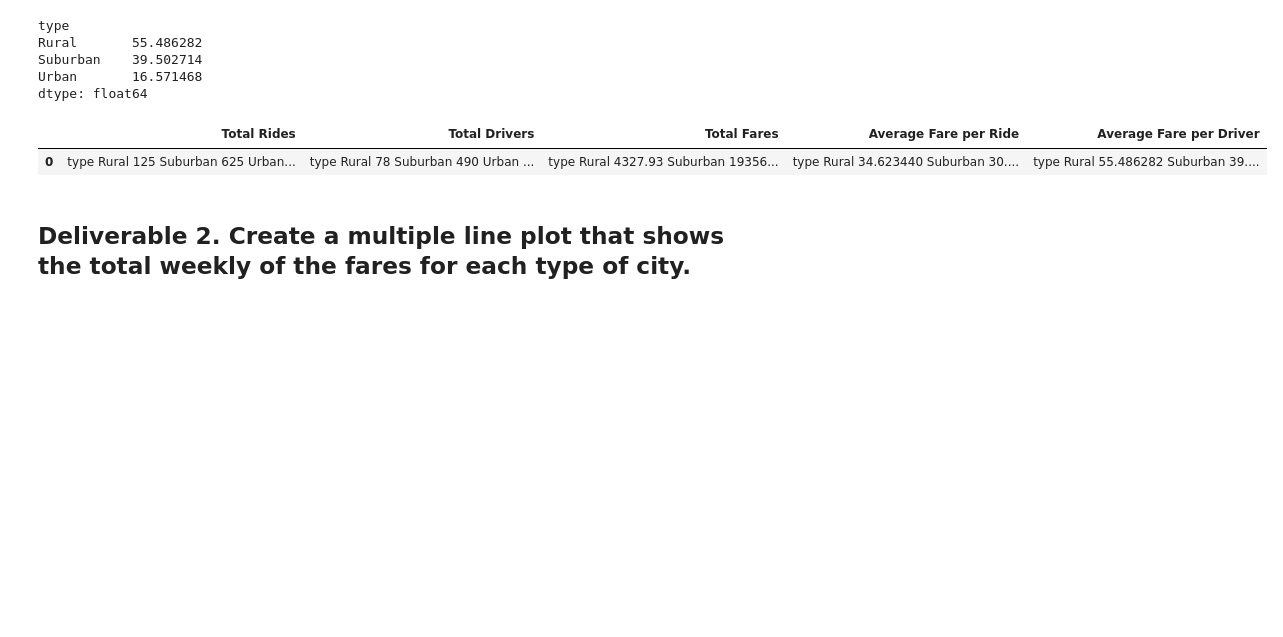
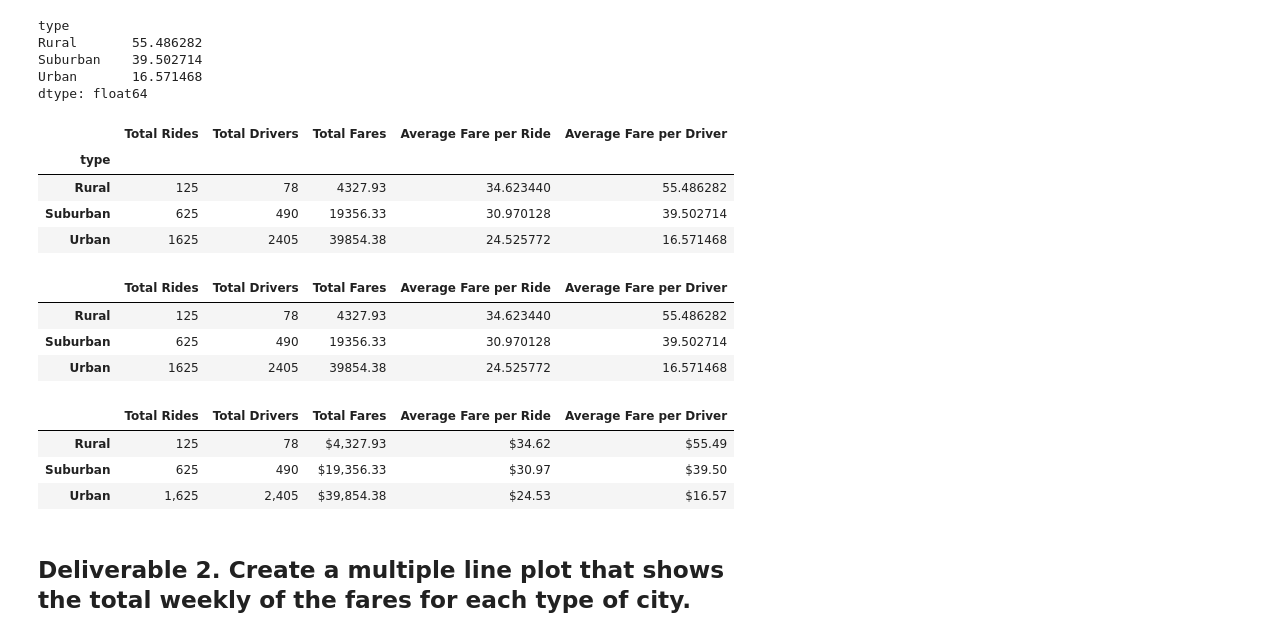
Before and after one commit to geotrav/PyBer_Analysis, a Jupyter notebook: PyBer_Challenge.ipynb, the cells around one changed output. Saved outputs shown, nothing was run; the diff lists cells and outputs as text; code cells hidden in the pictures; blank space fills up the shorter version.

```diff
--- a/PyBer_Challenge.ipynb
+++ b/PyBer_Challenge.ipynb
@@ -86,15 +86,24 @@ dtype: float64
 # %%
 #  6. Create a PyBer summary DataFrame.
 pyber_summary_df = pd.DataFrame(
-          [{"Total Rides": total_rides,
+          {"Total Rides": total_rides,
           "Total Drivers": total_drivers,
           "Total Fares": total_fares,
           "Average Fare per Ride": average_fare_per_ride,
-          "Average Fare per Driver": average_fare_per_driver}])
+          "Average Fare per Driver": average_fare_per_driver})
 pyber_summary_df
 # %% [output]
 |  | Total Rides | Total Drivers | Total Fares | Average Fare per Ride | Average Fare per Driver |
-| 0 | type Rural 125 Suburban 625 Urban... | type Rural 78 Suburban 490 Urban ... | type Rural 4327.93 Suburban 19356... | type Rural 34.623440 Suburban 30.... | type Rural 55.486282 Suburban 39.... |
+| type |  |  |  |  |  |
+| Rural | 125 | 78 | 4327.93 | 34.623440 | 55.486282 |
+| Suburban | 625 | 490 | 19356.33 | 30.970128 | 39.502714 |
+| Urban | 1625 | 2405 | 39854.38 | 24.525772 | 16.571468 |
 # %%
 #  7. Cleaning up the DataFrame. Delete the index name
 pyber_summary_df.index.name = None
+pyber_summary_df
+# %% [output]
+|  | Total Rides | Total Drivers | Total Fares | Average Fare per Ride | Average Fare per Driver |
+| Rural | 125 | 78 | 4327.93 | 34.623440 | 55.486282 |
+| Suburban | 625 | 490 | 19356.33 | 30.970128 | 39.502714 |
+| Urban | 1625 | 2405 | 39854.38 | 24.525772 | 16.571468 |
@@ -103,3 +110,16 @@ pyber_summary_df.index.name = None
+# %%
+#  8. Format the columns.
+pyber_summary_df["Total Rides"]= pyber_summary_df["Total Rides"].map("{:,.0f}".format)
+pyber_summary_df["Total Drivers"]= pyber_summary_df["Total Drivers"].map("{:,.0f}".format)
+pyber_summary_df['Average Fare per Ride']= pyber_summary_df['Average Fare per Ride'].map("${:,.2f}".format)
+pyber_summary_df["Total Fares"]= pyber_summary_df["Total Fares"].map("${:,.2f}".format)
+pyber_summary_df["Average Fare per Driver"]= pyber_summary_df["Average Fare per Driver"].map("${:.2f}".format)
+pyber_summary_df
+# %% [output]
+|  | Total Rides | Total Drivers | Total Fares | Average Fare per Ride | Average Fare per Driver |
+| Rural | 125 | 78 | $4,327.93 | $34.62 | $55.49 |
+| Suburban | 625 | 490 | $19,356.33 | $30.97 | $39.50 |
+| Urban | 1,625 | 2,405 | $39,854.38 | $24.53 | $16.57 |
 # %% [markdown]
 ## Deliverable 2.  Create a multiple line plot that shows the total weekly of the fares for each type of city.
 # %%
```
Also changed, not shown: parts of 10 cells of this notebook, 3 other files.
